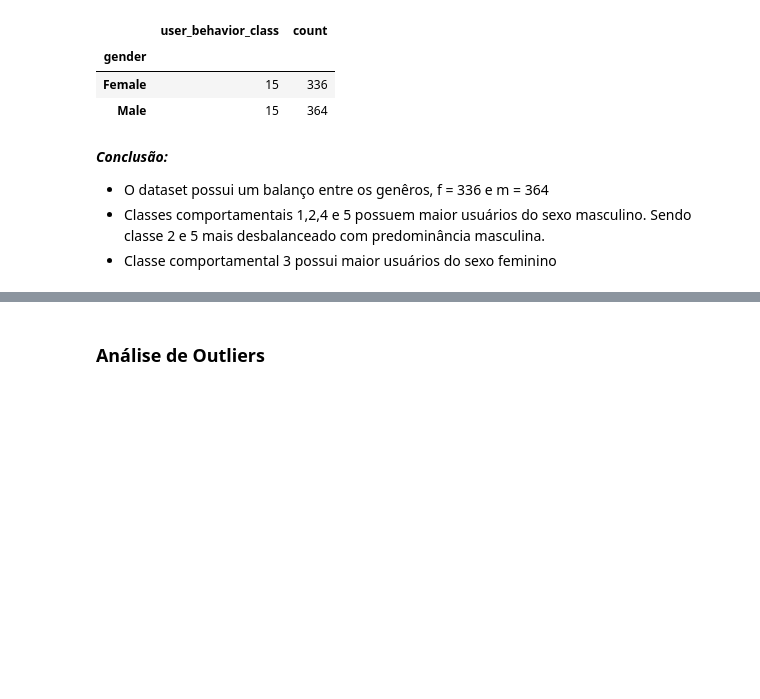
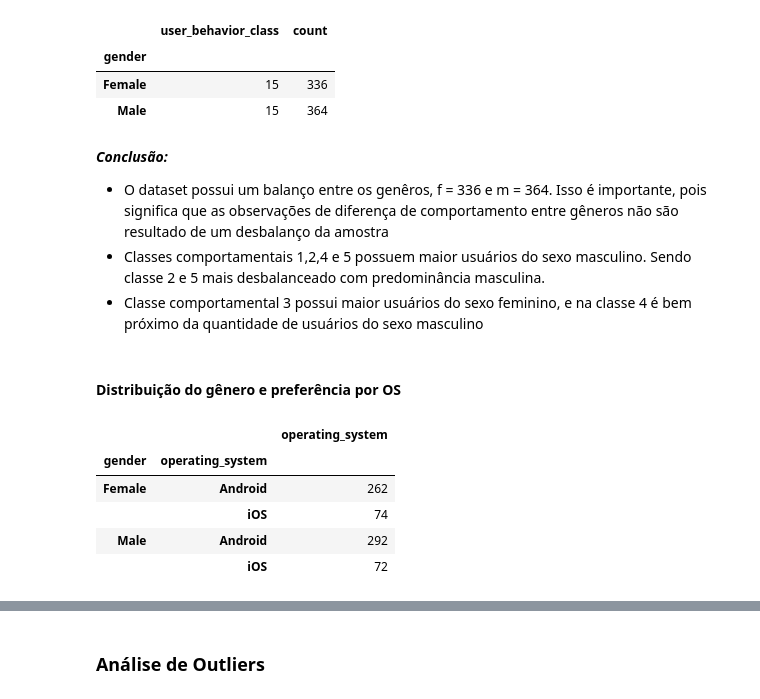
Before and after one commit to danielavescia/Mobile_Device_Usage, a Jupyter notebook: Mobile_Device_Usage.ipynb, the cells around one changed output, grey strips where cells are left out. Saved outputs shown, nothing was run; the diff lists cells and outputs as text; code cells hidden in the pictures; blank space fills up the shorter version.

```diff
--- a/Mobile_Device_Usage.ipynb
+++ b/Mobile_Device_Usage.ipynb
@@ -308,6 +357,18 @@ fig_gender_behavior.update_layout(
 fig_gender_behavior.show()
 # %% [markdown]
 ***Conclusão:***
-* O dataset possui um balanço entre os genêros, f = 336 e m = 364
+* O dataset possui um balanço entre os genêros, f = 336 e m = 364. Isso é importante, pois significa que as observações de diferença de comportamento entre gêneros não são resultado de um desbalanço da amostra
 * Classes comportamentais 1,2,4 e 5 possuem maior usuários do sexo masculino. Sendo classe 2 e 5 mais desbalanceado com predominância masculina.
-* Classe comportamental 3 possui maior usuários do sexo feminino
+* Classe comportamental 3 possui maior usuários do sexo feminino, e na classe 4 é bem próximo da quantidade de usuários do sexo masculino
+# %% [markdown]
+#### Distribuição do gênero e preferência por OS
+# %%
+gender_op = df_mobile.groupby(['gender'], observed=True).agg({'operating_system':'value_counts'})
+gender_op
+# %% [output]
+|  |  | operating_system |
+| gender | operating_system |  |
+| Female | Android | 262 |
+|  | iOS | 74 |
+| Male | Android | 292 |
+|  | iOS | 72 |
```
Also changed, not shown: parts of 11 cells of this notebook.
